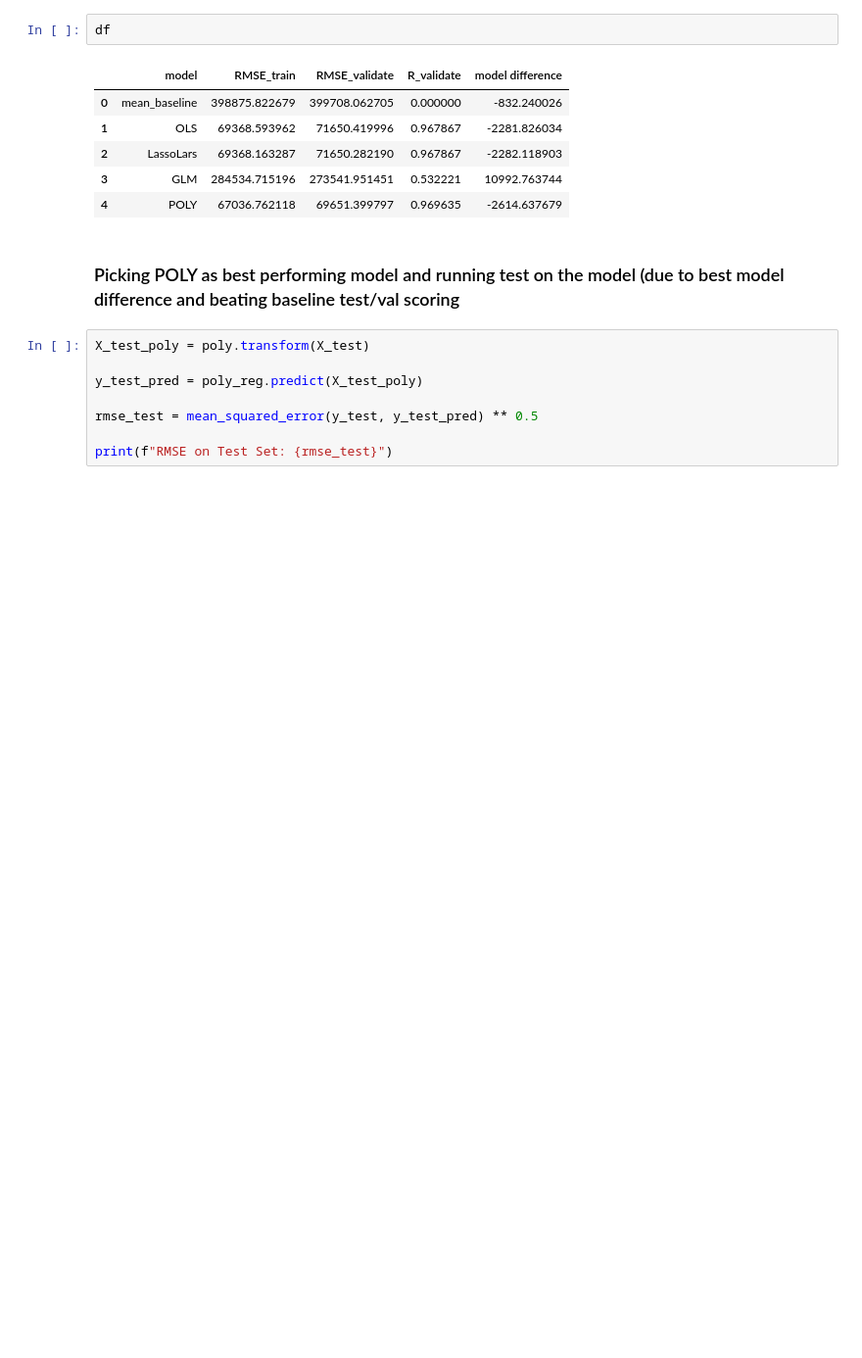
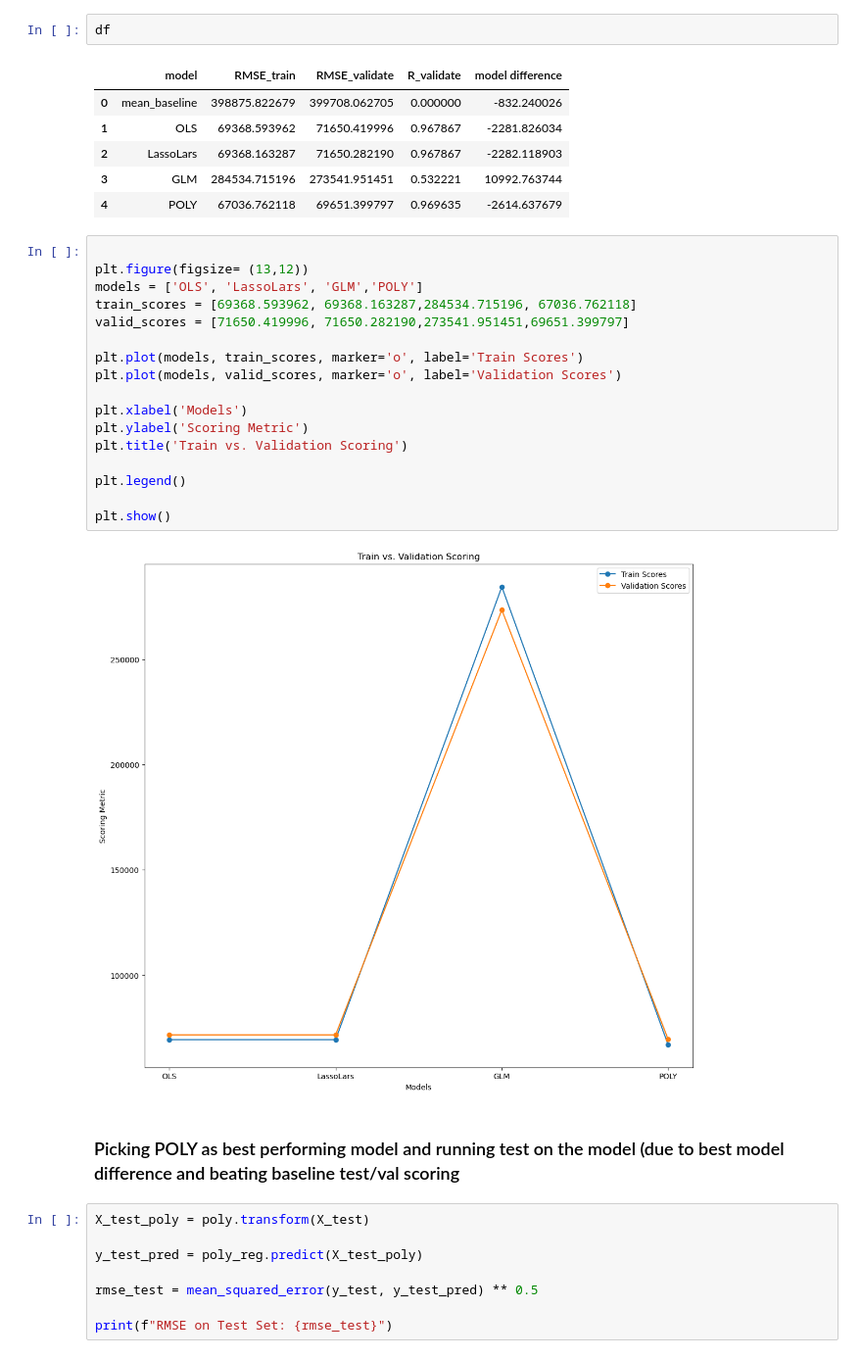
Before and after one commit to JonathanTWare/regression-exercises, a Jupyter notebook: modeling.ipynb, the cells around one changed output. Shown at 98% size. Drawn from its saved outputs; the diff is of its cells as text; blank space fills up the shorter version.

Commit message:
added visual describing model scoring differences

```diff
--- a/modeling.ipynb
+++ b/modeling.ipynb
@@ -332,6 +332,25 @@ df
 | 2 | LassoLars | 69368.163287 | 71650.282190 | 0.967867 | -2282.118903 |
 | 3 | GLM | 284534.715196 | 273541.951451 | 0.532221 | 10992.763744 |
 | 4 | POLY | 67036.762118 | 69651.399797 | 0.969635 | -2614.637679 |
+# %%
+
+plt.figure(figsize= (13,12))
+models = ['OLS', 'LassoLars', 'GLM','POLY']
+train_scores = [69368.593962, 69368.163287,284534.715196, 67036.762118]
+valid_scores = [71650.419996, 71650.282190,273541.951451,69651.399797]
+
+plt.plot(models, train_scores, marker='o', label='Train Scores')
+plt.plot(models, valid_scores, marker='o', label='Validation Scores')
+
+plt.xlabel('Models')
+plt.ylabel('Scoring Metric')
+plt.title('Train vs. Validation Scoring')
+
+plt.legend()
+
+plt.show()
+# %% [output]
+[figure, added]
 # %% [markdown]
 ### Picking POLY as best performing model and running test on the model (due to best model difference and beating baseline test/val scoring
 # %%
```
